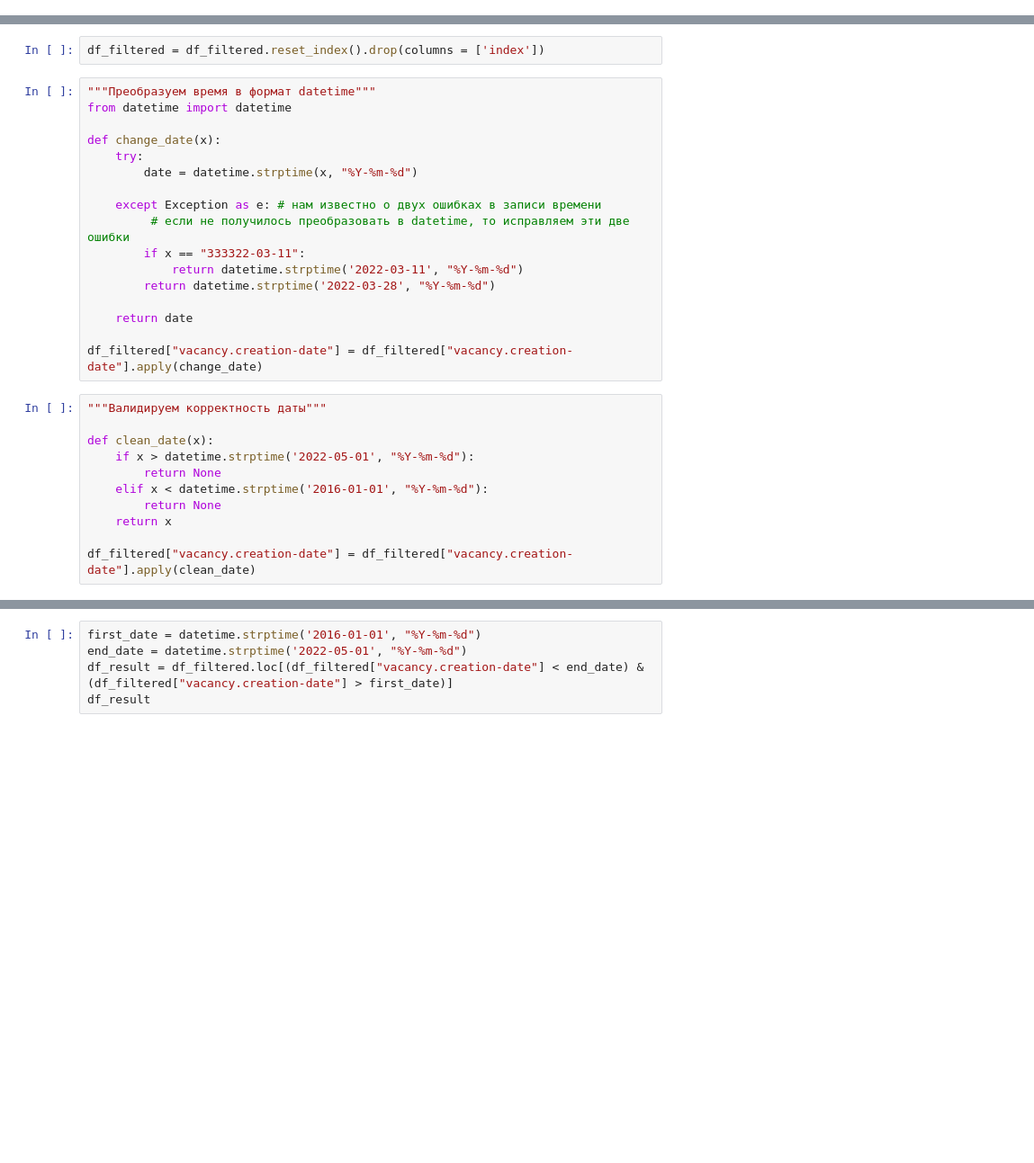
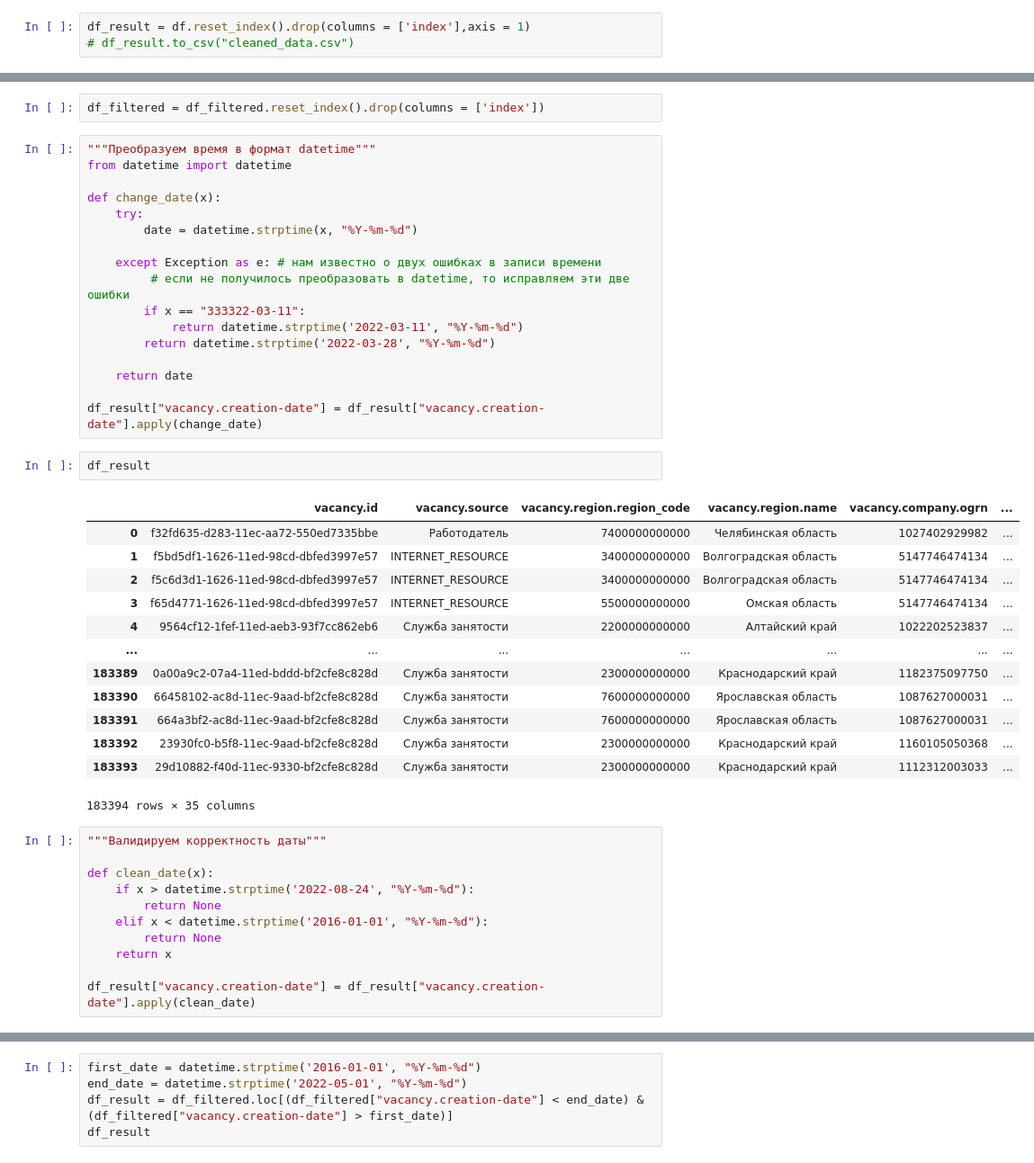
Before and after one commit to mgguseva/Job_research, a Jupyter notebook: Rabota_Rossii_all_vacancies/trud_vsem_local.ipynb, the cells around one changed output, grey strips where cells are left out. Shown at 90% size. Saved outputs shown, nothing was run; the diff lists cells and outputs as text; blank space fills up the shorter version.

```diff
--- a/Rabota_Rossii_all_vacancies/trud_vsem_local.ipynb
+++ b/Rabota_Rossii_all_vacancies/trud_vsem_local.ipynb
@@ -87 +89,4 @@ df = pd.concat([df4, df3], sort = False, axis = 0)
+# %%
+df_result = df.reset_index().drop(columns = ['index'],axis = 1)
+# df_result.to_csv("cleaned_data.csv")
 # %%
@@ -152,18 +182,34 @@ def change_date(x):
 
     return date
 
-df_filtered["vacancy.creation-date"] = df_filtered["vacancy.creation-date"].apply(change_date)
+df_result["vacancy.creation-date"] = df_result["vacancy.creation-date"].apply(change_date)
+# %%
+df_result
+# %% [output]
+|  | vacancy.id | vacancy.source | vacancy.region.region_code | vacancy.region.name | vacancy.company.ogrn | ... |
+| 0 | f32fd635-d283-11ec-aa72-550ed7335bbe | Работодатель | 7400000000000 | Челябинская область | 1027402929982 | ... |
+| 1 | f5bd5df1-1626-11ed-98cd-dbfed3997e57 | INTERNET_RESOURCE | 3400000000000 | Волгоградская область | 5147746474134 | ... |
+| 2 | f5c6d3d1-1626-11ed-98cd-dbfed3997e57 | INTERNET_RESOURCE | 3400000000000 | Волгоградская область | 5147746474134 | ... |
+| 3 | f65d4771-1626-11ed-98cd-dbfed3997e57 | INTERNET_RESOURCE | 5500000000000 | Омская область | 5147746474134 | ... |
+| 4 | 9564cf12-1fef-11ed-aeb3-93f7cc862eb6 | Служба занятости | 2200000000000 | Алтайский край | 1022202523837 | ... |
+| ... | ... | ... | ... | ... | ... | ... |
+| 183389 | 0a00a9c2-07a4-11ed-bddd-bf2cfe8c828d | Служба занятости | 2300000000000 | Краснодарский край | 1182375097750 | ... |
+| 183390 | 66458102-ac8d-11ec-9aad-bf2cfe8c828d | Служба занятости | 7600000000000 | Ярославская область | 1087627000031 | ... |
+| 183391 | 664a3bf2-ac8d-11ec-9aad-bf2cfe8c828d | Служба занятости | 7600000000000 | Ярославская область | 1087627000031 | ... |
+| 183392 | 23930fc0-b5f8-11ec-9aad-bf2cfe8c828d | Служба занятости | 2300000000000 | Краснодарский край | 1160105050368 | ... |
+| 183393 | 29d10882-f40d-11ec-9330-bf2cfe8c828d | Служба занятости | 2300000000000 | Краснодарский край | 1112312003033 | ... |
+183394 rows × 35 columns
 # %%
 """Валидируем корректность даты"""
 
 def clean_date(x):
-    if x > datetime.strptime('2022-05-01', "%Y-%m-%d"):
+    if x > datetime.strptime('2022-08-24', "%Y-%m-%d"):
         return None
     elif x < datetime.strptime('2016-01-01', "%Y-%m-%d"):
         return None
     return x
 
-df_filtered["vacancy.creation-date"] = df_filtered["vacancy.creation-date"].apply(clean_date)
+df_result["vacancy.creation-date"] = df_result["vacancy.creation-date"].apply(clean_date)
 # %%
 df_result.info()
 # %% [output]
```
Also changed, not shown: parts of 17 cells of this notebook, 10 other files.
